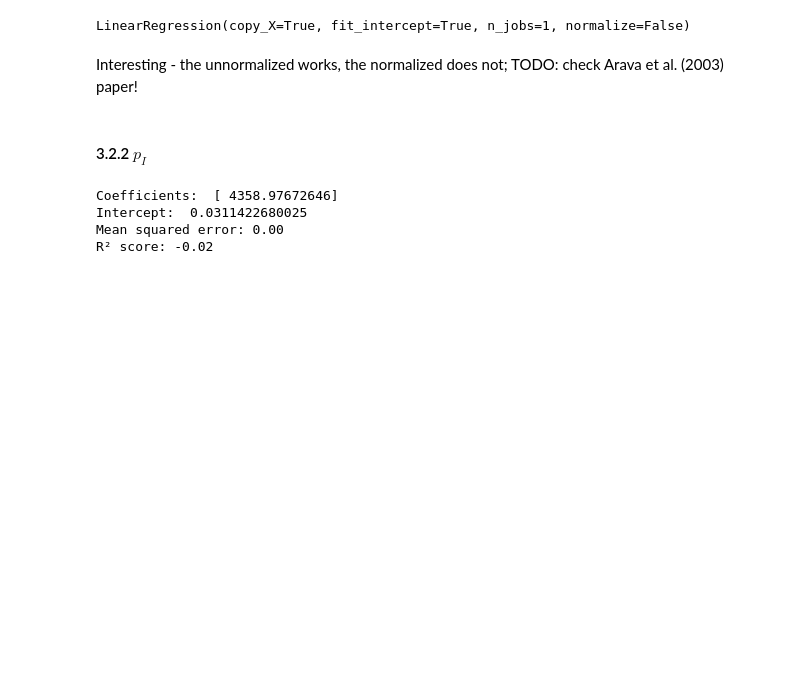
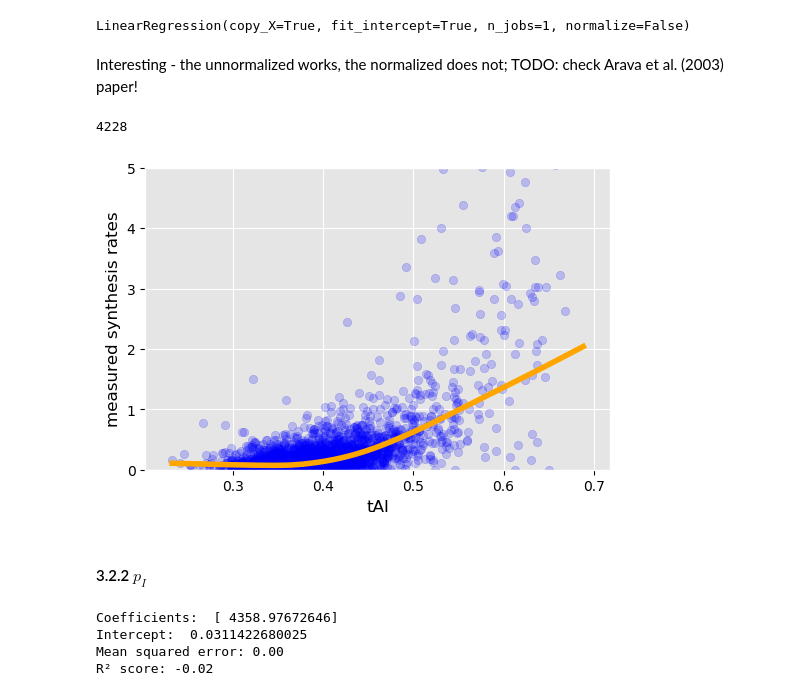
Before and after one commit to gittenberg/TRSL, a Jupyter notebook: workbooks/analyses/11 Synthesis Rate Regressions.ipynb, the cells around one changed output. Drawn from its saved outputs; the diff is of its cells as text; code cells hidden in the pictures; blank space fills up the shorter version.

```diff
--- a/workbooks/analyses/11 Synthesis Rate Regressions.ipynb
+++ b/workbooks/analyses/11 Synthesis Rate Regressions.ipynb
@@ -163,6 +236,15 @@ R² score: 0.43
 LinearRegression(copy_X=True, fit_intercept=True, n_jobs=1, normalize=False)
 # %% [markdown]
 Interesting - the unnormalized works, the normalized does not; TODO: check Arava et al. (2003) paper!
+# %%
+rates_exp_dict = pd.Series(regression_data[regression_data['synth. rate exp. [molecules/s]'].notnull()]['synth. rate exp. [molecules/s]'].values,
+                       index=regression_data[regression_data['synth. rate exp. [molecules/s]'].notnull()].name).to_dict()
+# %%
+scatter_dicts(tai_dict, rates_exp_dict, xaxislabel='tAI', yaxislabel='measured synthesis rates', fontsize=None, alpha=0.2,
+              xlog=False, ylog=False, xmax=None, ymax=5)
+# %% [output]
+4228
+[figure, added]
 # %% [markdown]
 #### 3.2.2 $p_I$
 # %%
```
Also changed, not shown: parts of 11 cells of this notebook, 1 other file.
